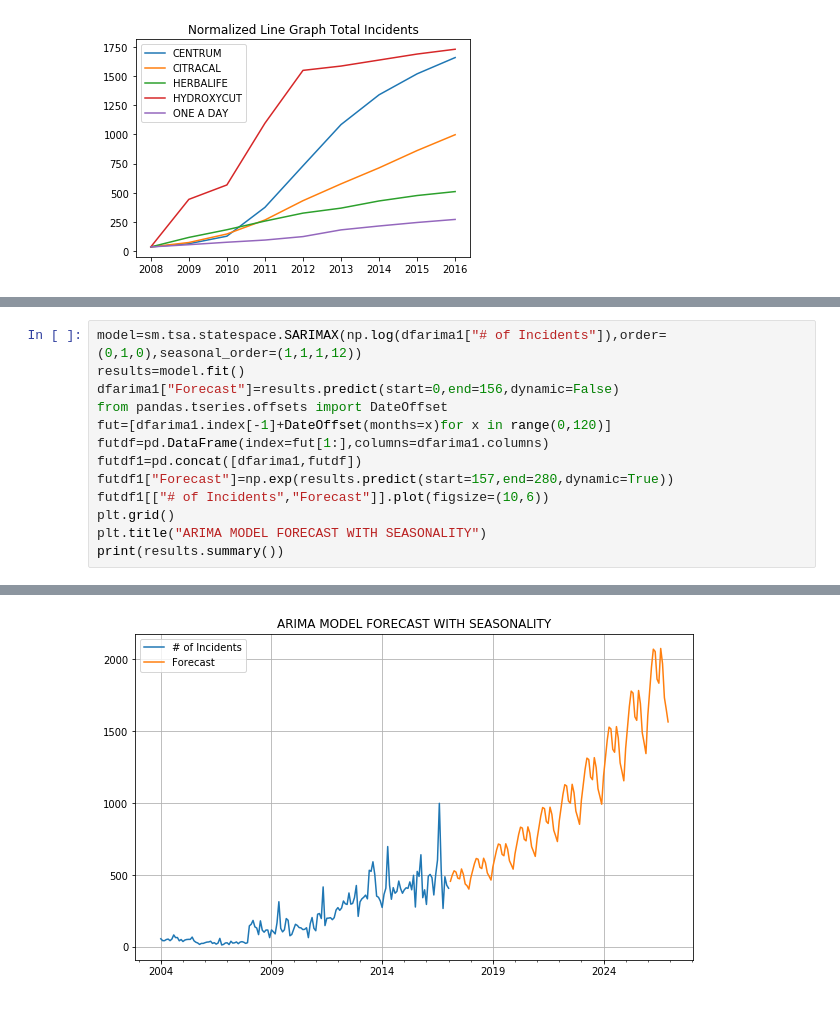
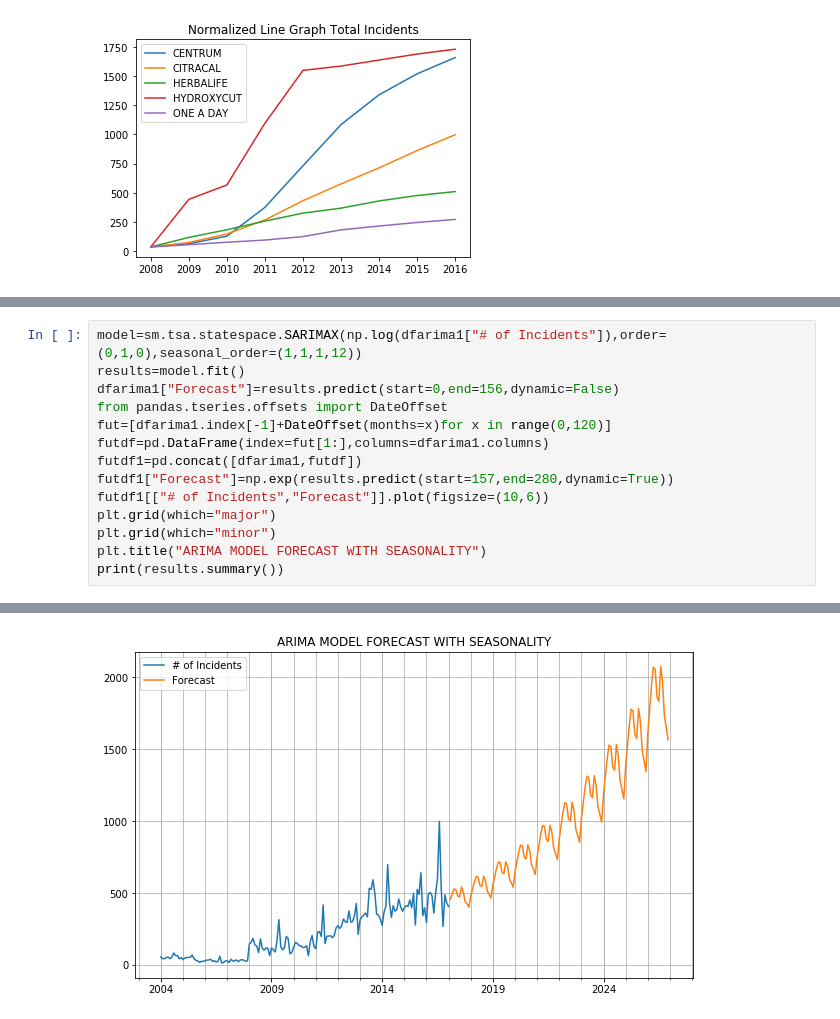
Before and after one commit to ying-li-python/Vita-Mine, a Jupyter notebook: PROJECT.ipynb, the cells around one changed output, grey strips where cells are left out. Cells and saved outputs as stored; diff of their text form.

```diff
--- a/PROJECT.ipynb
+++ b/PROJECT.ipynb
@@ -568,7 +621,8 @@ futdf=pd.DataFrame(index=fut[1:],columns=dfarima1.columns)
 futdf1=pd.concat([dfarima1,futdf])
 futdf1["Forecast"]=np.exp(results.predict(start=157,end=280,dynamic=True))
 futdf1[["# of Incidents","Forecast"]].plot(figsize=(10,6))
-plt.grid()
+plt.grid(which="major")
+plt.grid(which="minor")
 plt.title("ARIMA MODEL FORECAST WITH SEASONALITY")
 print(results.summary())
 # %% [output]
@@ -581,12 +635,12 @@ Time:                                    00:30:33   BIC
 Sample:                                01-01-2004   HQIC                           183.520
                                      - 01-01-2017
 Covariance Type:                              opg
 ==============================================================================
                  coef    std err          z      P>|z|      [0.025      0.975]
 ------------------------------------------------------------------------------
 ... (8 lines left out)
 ===================================================================================
 
 Warnings:
 [1] Covariance matrix calculated using the outer product of gradients (complex-step).
-[figure, old version]
+[figure, new version]
```
Also changed, not shown: parts of 13 cells of this notebook, 2 other files.
